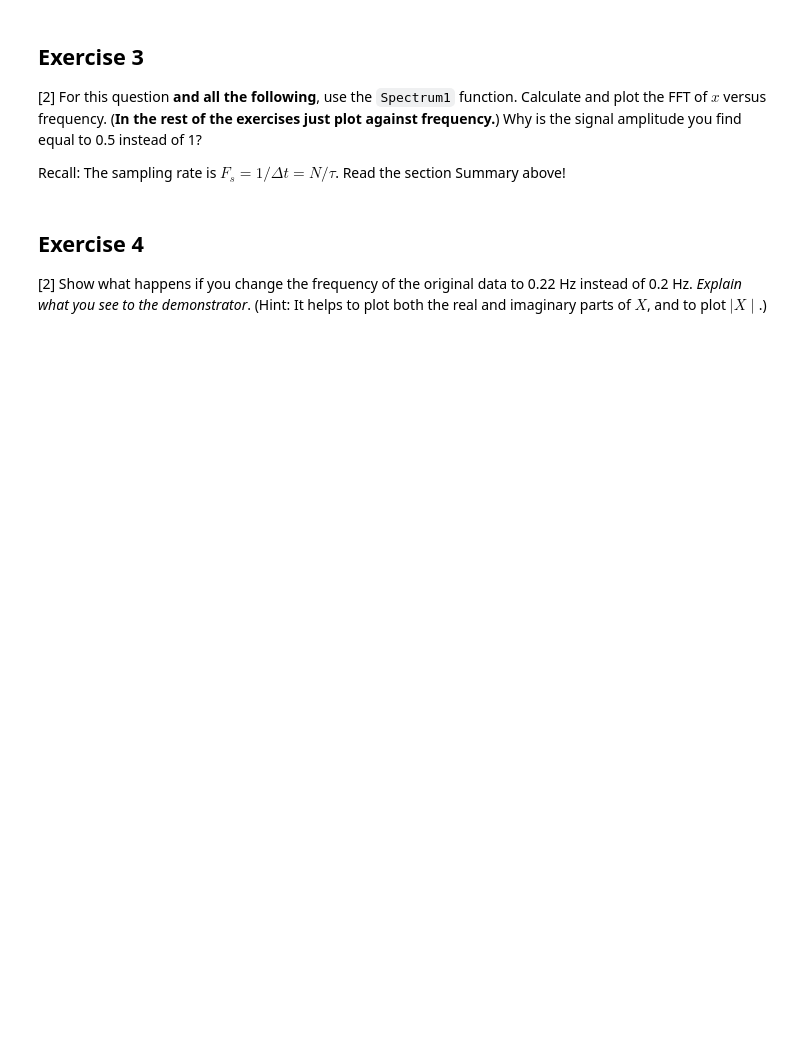
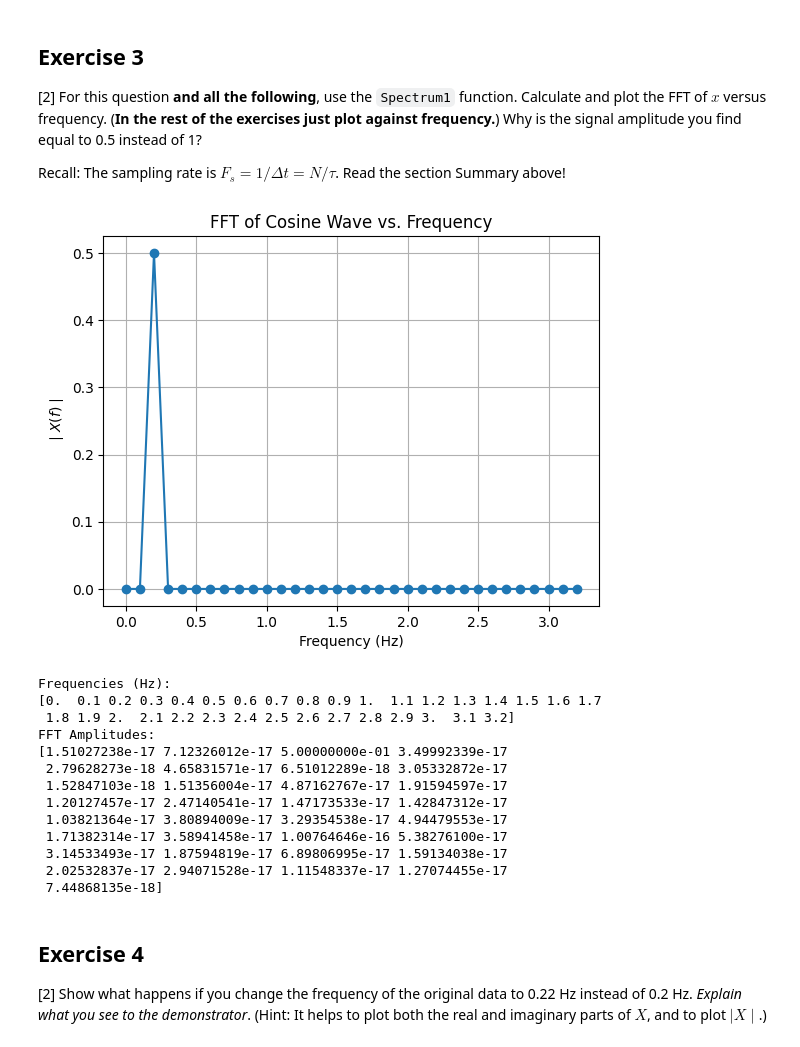
Before and after one commit to PX2145-2025/week-10-b-oshea-maisie, a Jupyter notebook: fft.ipynb, the cells around one changed output. Cells and saved outputs as stored; diff of their text form; code cells hidden in the pictures; blank space fills up the shorter version.

```diff
--- a/fft.ipynb
+++ b/fft.ipynb
@@ -312,6 +366,58 @@ See LearningCentral for an example video of a simple Fourier analysis.
 [2] For this question **and all the following**, use the `Spectrum1` function. Calculate and plot the FFT of $x$ versus frequency. (**In the rest of the exercises just plot against frequency.**) Why is the signal amplitude you find equal to 0.5 instead of 1?
 
  Recall: The sampling rate is $F_s = 1/\Delta t = N/\tau$. Read the section Summary above!
+# %%
+N=64 # the fft algorithm is fastest for N a power of 2
+tau = 10.0 # time length
+Fs = N / tau # sampling frequency
+t = np.linspace(0, tau, N, endpoint=False) # creates N points to cover tau seconds
+f = 0.2 # frequency in Hz
+x = np.cos(2*np.pi*f*t) # create x array, amplitude 1.0
+
+#function
+def Spectrum1(x, Fs):
+    '''
+    One-sided amplitude spectrum of x(t).
+    '''
+    N = len(x) # length of the signal
+    frq = (float(Fs)/N)*np.arange(0, N/2+1) # one-sided frequency range
+    X = fft(x)/N # fft computing and normalization
+    X = X[0:N//2+1] # take just positive values
+    # (in python3, // ensures integer division)
+
+    # frq is array of actual frequencies
+    # X is complex array of amplitudes
+    return frq , X
+
+frq, X_amp=Spectrum1(x,Fs)
+
+#plot
+plt.plot(frq, np.abs(X_amp), '-o')
+plt.title('FFT of Cosine Wave vs. Frequency')
+plt.xlabel('Frequency (Hz)')
+plt.ylabel('$\mid X(f)\mid$')
+plt.grid(True)
+plt.show()
+
+print("Frequencies (Hz):")
+print(frq)
+print("FFT Amplitudes:")
+print(np.abs(X_amp))
+# %% [output]
+[figure, added]
+Frequencies (Hz):
+[0.  0.1 0.2 0.3 0.4 0.5 0.6 0.7 0.8 0.9 1.  1.1 1.2 1.3 1.4 1.5 1.6 1.7
+ 1.8 1.9 2.  2.1 2.2 2.3 2.4 2.5 2.6 2.7 2.8 2.9 3.  3.1 3.2]
+FFT Amplitudes:
+[1.51027238e-17 7.12326012e-17 5.00000000e-01 3.49992339e-17
+ 2.79628273e-18 4.65831571e-17 6.51012289e-18 3.05332872e-17
+ 1.52847103e-18 1.51356004e-17 4.87162767e-17 1.91594597e-17
+ 1.20127457e-17 2.47140541e-17 1.47173533e-17 1.42847312e-17
+ 1.03821364e-17 3.80894009e-17 3.29354538e-17 4.94479553e-17
+ 1.71382314e-17 3.58941458e-17 1.00764646e-16 5.38276100e-17
+ 3.14533493e-17 1.87594819e-17 6.89806995e-17 1.59134038e-17
+ 2.02532837e-17 2.94071528e-17 1.11548337e-17 1.27074455e-17
+ 7.44868135e-18]
 # %% [markdown]
 ## Exercise 4
 [2] Show what happens if you change the frequency of the original data to 0.22 Hz instead of 0.2 Hz. _Explain what you see to the demonstrator_.
```
Also changed, not shown: parts of 7 cells of this notebook.
